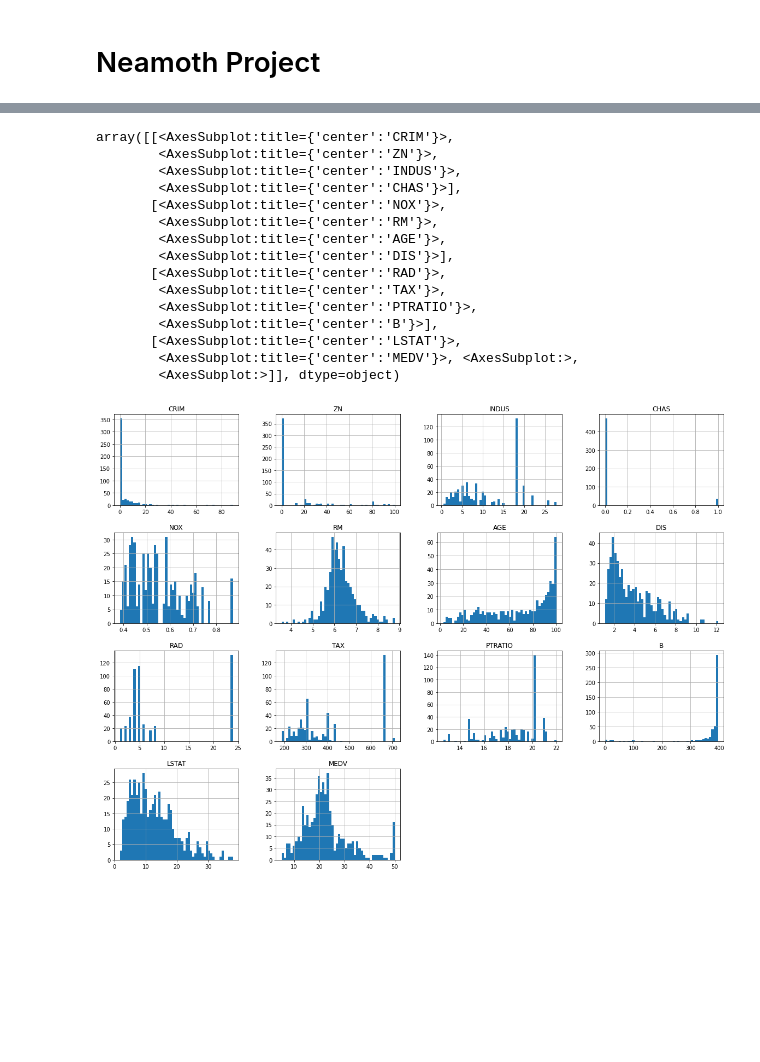
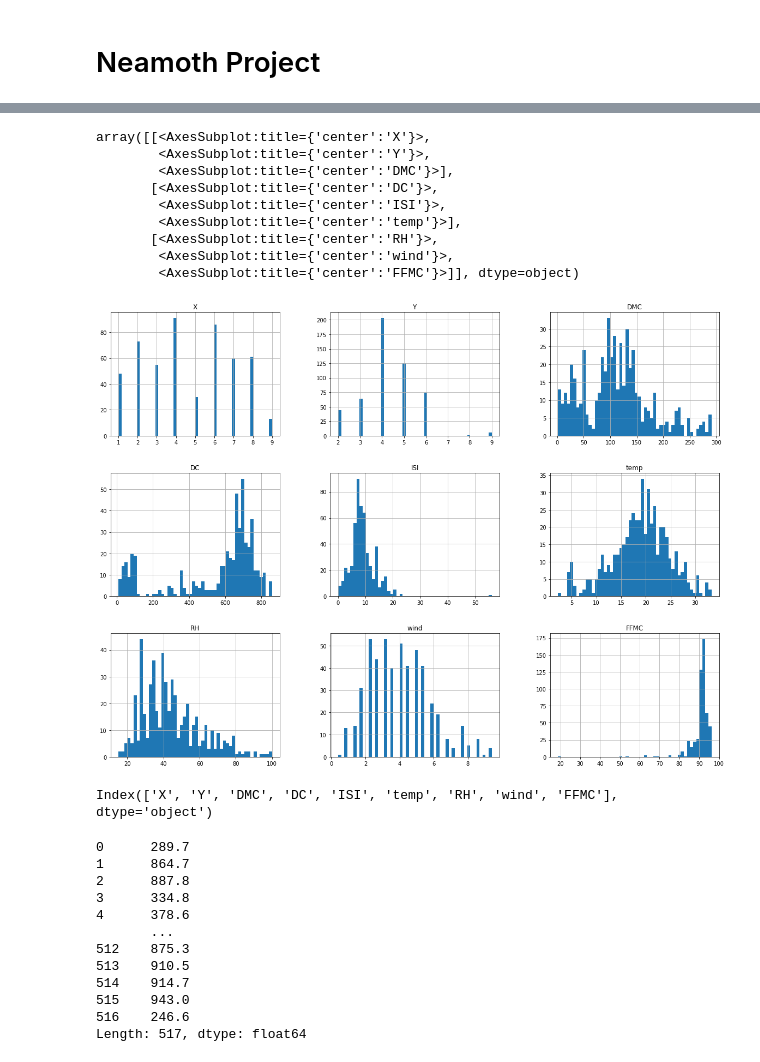
Before and after one commit to neamoth/dataminingproject, a Jupyter notebook: Neamoth(162-15-8202).ipynb, the cells around one changed output, grey strips where cells are left out. Cells and saved outputs as stored; diff of their text form; code cells hidden in the pictures; blank space fills up the shorter version.

```diff
--- a/Neamoth(162-15-8202).ipynb
+++ b/Neamoth(162-15-8202).ipynb
@@ -3,5 +3,5 @@
 # %%
 import pandas as pd
 # %%
-housing = pd.read_csv("data.csv")
+fire = pd.read_csv("forestfires.csv")
 # %%
@@ -94,26 +93,39 @@ housing.describe()
 # %%
 import matplotlib.pyplot as plt
 # %%
-housing.hist(bins=50, figsize=(20,15))
+fire.hist(bins=50, figsize=(20,15))
 
 # what is bins and figsize in the hist?
 # bins-the number of bars you want to show in your histogram plot.
 
 # if i'm in a python file then i have to write plt.show to show the plots graphs
 # %% [output]
-array([[<AxesSubplot:title={'center':'CRIM'}>,
-        <AxesSubplot:title={'center':'ZN'}>,
-        <AxesSubplot:title={'center':'INDUS'}>,
-        <AxesSubplot:title={'center':'CHAS'}>],
-       [<AxesSubplot:title={'center':'NOX'}>,
-        <AxesSubplot:title={'center':'RM'}>,
-        <AxesSubplot:title={'center':'AGE'}>,
-        <AxesSubplot:title={'center':'DIS'}>],
-       [<AxesSubplot:title={'center':'RAD'}>,
-        <AxesSubplot:title={'center':'TAX'}>,
-        <AxesSubplot:title={'center':'PTRATIO'}>,
-        <AxesSubplot:title={'center':'B'}>],
-       [<AxesSubplot:title={'center':'LSTAT'}>,
-        <AxesSubplot:title={'center':'MEDV'}>, <AxesSubplot:>,
-        <AxesSubplot:>]], dtype=object)
+array([[<AxesSubplot:title={'center':'X'}>,
+        <AxesSubplot:title={'center':'Y'}>,
+        <AxesSubplot:title={'center':'DMC'}>],
+       [<AxesSubplot:title={'center':'DC'}>,
+        <AxesSubplot:title={'center':'ISI'}>,
+        <AxesSubplot:title={'center':'temp'}>],
+       [<AxesSubplot:title={'center':'RH'}>,
+        <AxesSubplot:title={'center':'wind'}>,
+        <AxesSubplot:title={'center':'FFMC'}>]], dtype=object)
-[figure, old version]
+[figure, new version]
+# %%
+fire.keys()
+# %% [output]
+Index(['X', 'Y', 'DMC', 'DC', 'ISI', 'temp', 'RH', 'wind', 'FFMC'], dtype='object')
+# %%
+fire.sum(axis=1)
+# %% [output]
+0      289.7
+1      864.7
+2      887.8
+3      334.8
+4      378.6
+       ...
+512    875.3
+513    910.5
+514    914.7
+515    943.0
+516    246.6
+Length: 517, dtype: float64
```
Also changed, not shown: parts of 7 cells of this notebook.
